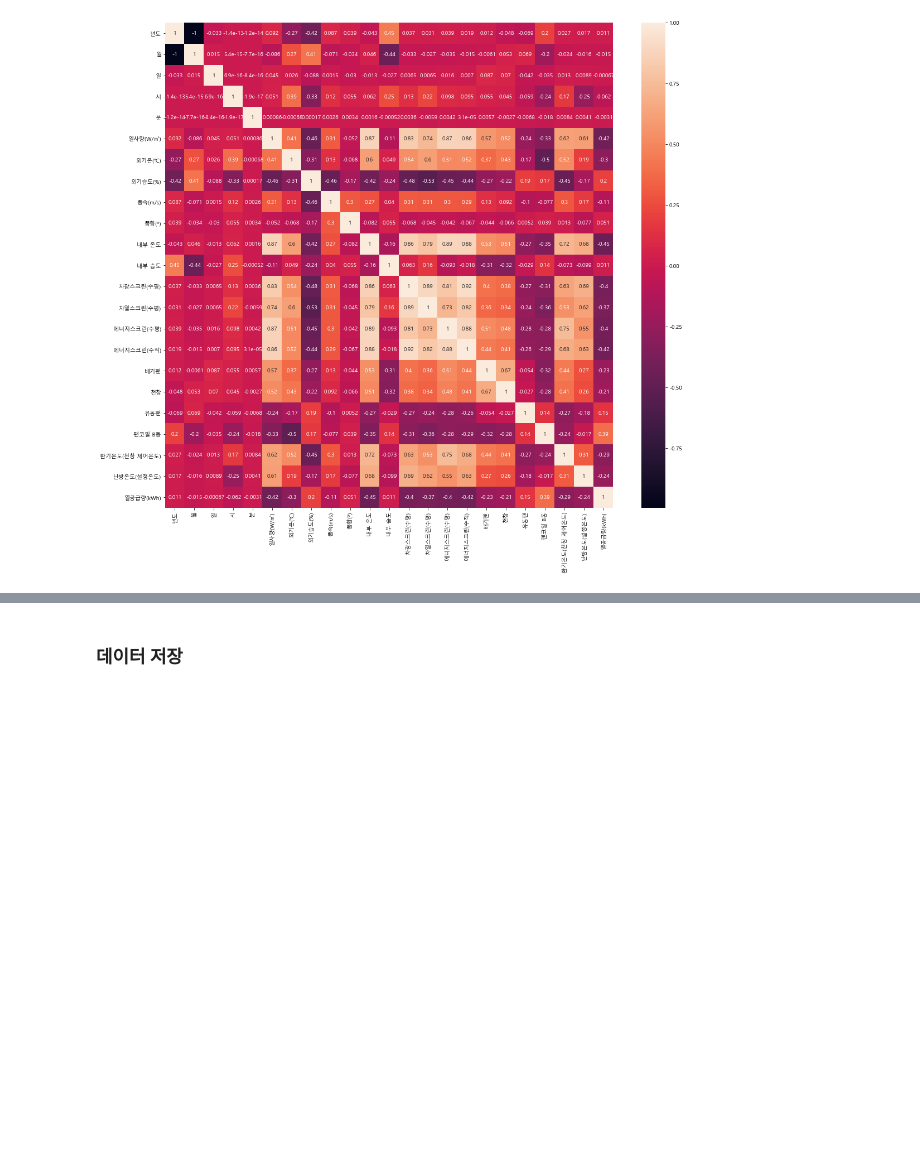
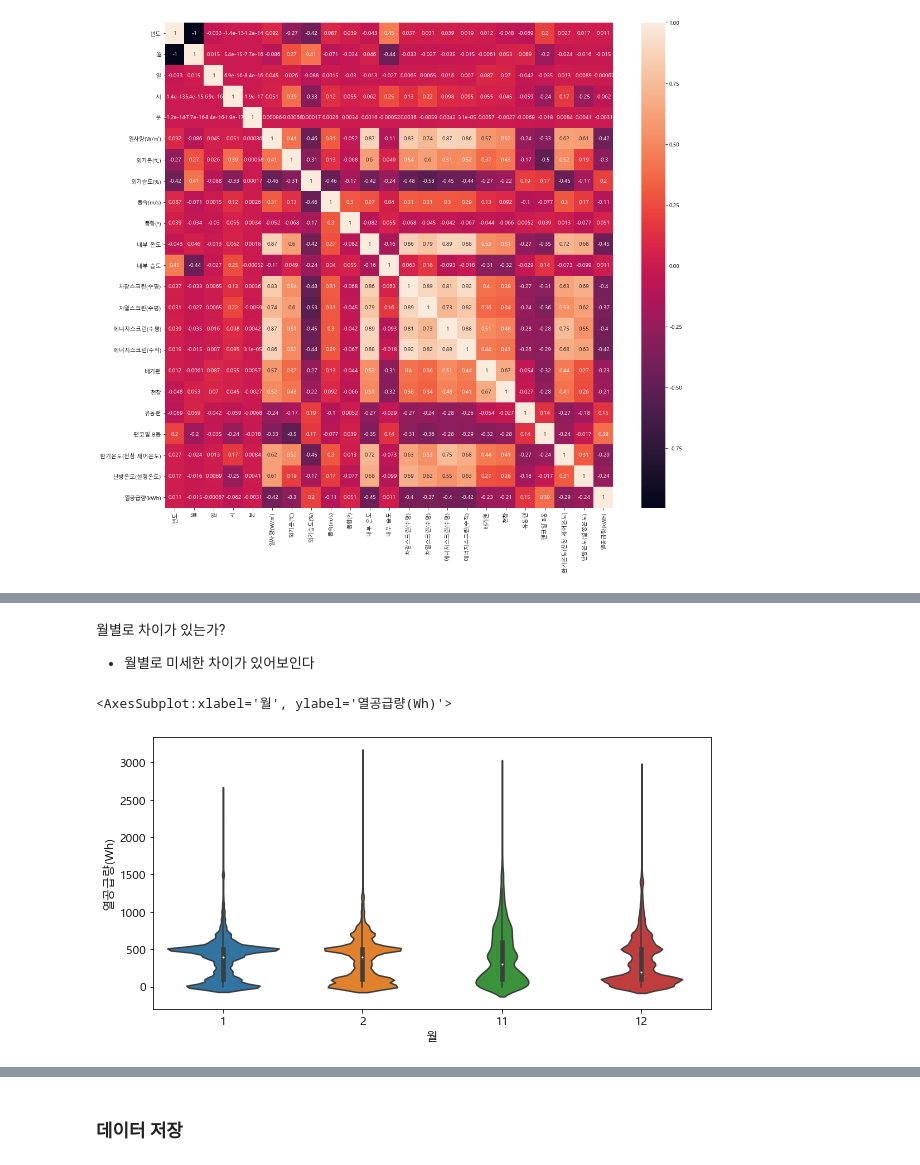
Before and after one commit to yxbxn/smart_farm, a Jupyter notebook: EDA.ipynb, the cells around one changed output, grey strips where cells are left out. Saved outputs shown, nothing was run; the diff lists cells and outputs as text; code cells hidden in the pictures; blank space fills up the shorter version.

```diff
--- a/EDA.ipynb
+++ b/EDA.ipynb
@@ -798,0 +808,5 @@ plt.show()
+# %%
+train_df_wh = train_df_3.copy()
+train_df_wh["열공급량(Wh)"] = train_df_wh["열공급량(kWh)"] * 1000
+train_df_wh.drop(["열공급량(kWh)"],axis=1,inplace=True)
+train_df_wh["열공급량(Wh)"] = train_df_wh["열공급량(Wh)"].astype(int)
@@ -798,0 +829,11 @@ plt.show()
+# %% [markdown]
+월별로 차이가 있는가?
+- 월별로 미세한 차이가 있어보인다
+# %%
+plt.rcParams['font.size'] = 12
+
+fig,ax = plt.subplots(figsize=(10,5))
+sns.violinplot(x="월",y= "열공급량(Wh)", data = train_df_wh)
+# %% [output]
+<AxesSubplot:xlabel='월', ylabel='열공급량(Wh)'>
+[figure, added]
```
Also changed, not shown: parts of 10 cells of this notebook.
